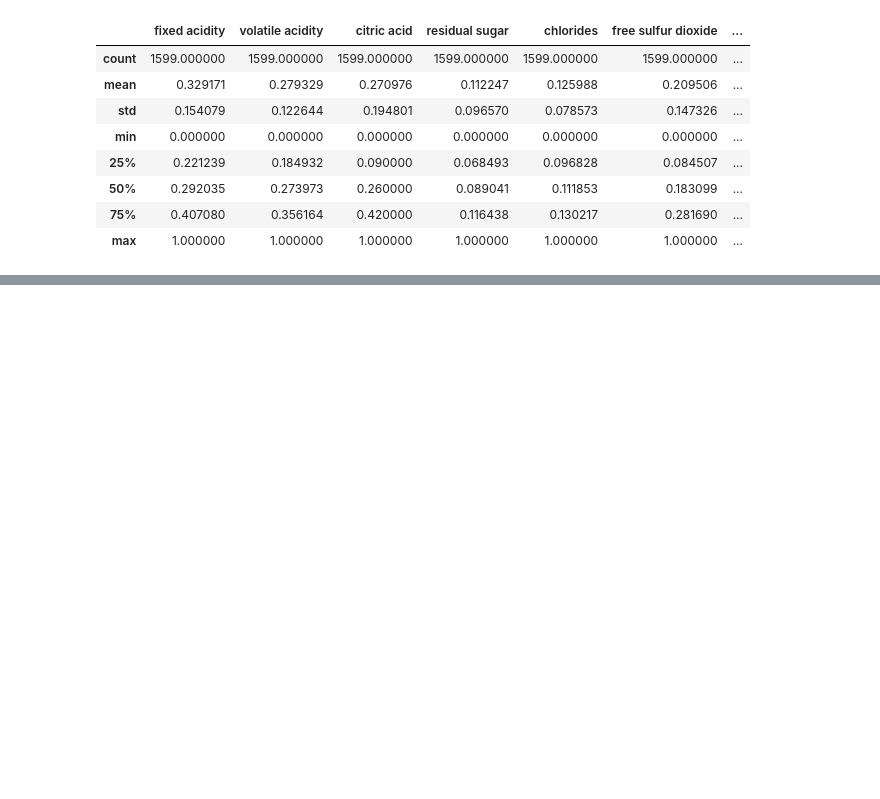
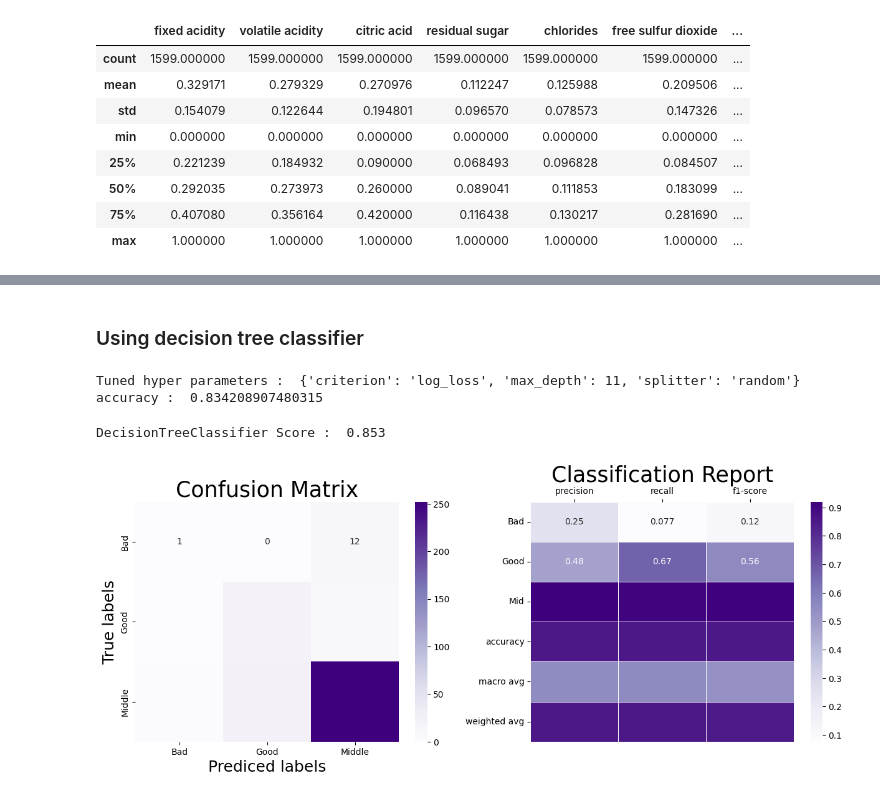
Before and after one commit to asheshh-lal/Predict-Wine-Quality, a Jupyter notebook: Model-to-predict-the-quality-of-wine.ipynb, the cells around one changed output, grey strips where cells are left out. Saved outputs shown, nothing was run; the diff lists cells and outputs as text; code cells hidden in the pictures; blank space fills up the shorter version.

Commit message:
decision tree added

```diff
--- a/Model-to-predict-the-quality-of-wine.ipynb
+++ b/Model-to-predict-the-quality-of-wine.ipynb
@@ -243,0 +265,2 @@ def plot_confusion_matrix(y_test, y_prediction):
+# %%
+X_train, X_test, y_train,y_test = train_test_split(X,y,test_size=0.2,random_state=0)
@@ -243,0 +283,34 @@ def plot_confusion_matrix(y_test, y_prediction):
+# %% [markdown]
+### Using decision tree classifier
+# %%
+parameters = {
+    'criterion' : ['gini', 'entropy', 'log_loss'],
+    'splitter' : ['best', 'random'],
+    'max_depth' : list(np.arange(4, 30, 1))
+        }
+
+
+
+tree = DecisionTreeClassifier()
+tree_cv = GridSearchCV(estimator=tree, cv=10, param_grid=parameters).fit(X_train, y_train)
+
+
+
+print('Tuned hyper parameters : ', tree_cv.best_params_)
+print('accuracy : ', tree_cv.best_score_)
+# %% [output]
+Tuned hyper parameters :  {'criterion': 'log_loss', 'max_depth': 11, 'splitter': 'random'}
+accuracy :  0.834208907480315
+# %%
+tree = DecisionTreeClassifier(**tree_cv.best_params_).fit(X_train, y_train)
+# %%
+y_pred_tree = tree.predict(X_test)
+
+tree_score = round(tree.score(X_test, y_test), 3)
+print('DecisionTreeClassifier Score : ', tree_score)
+# %% [output]
+DecisionTreeClassifier Score :  0.853
+# %%
+clf_plot(y_pred_tree)
+# %% [output]
+[figure, added]
```
Also changed, not shown: parts of 12 cells of this notebook.
